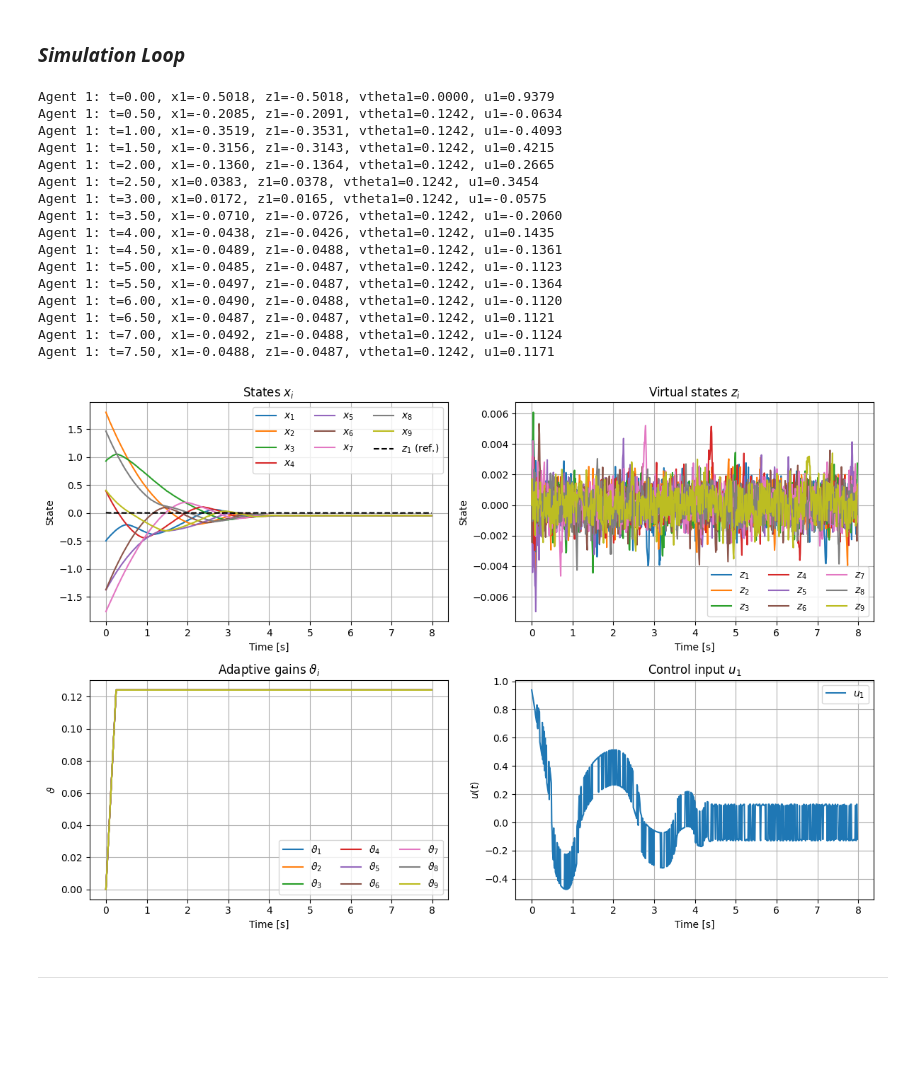
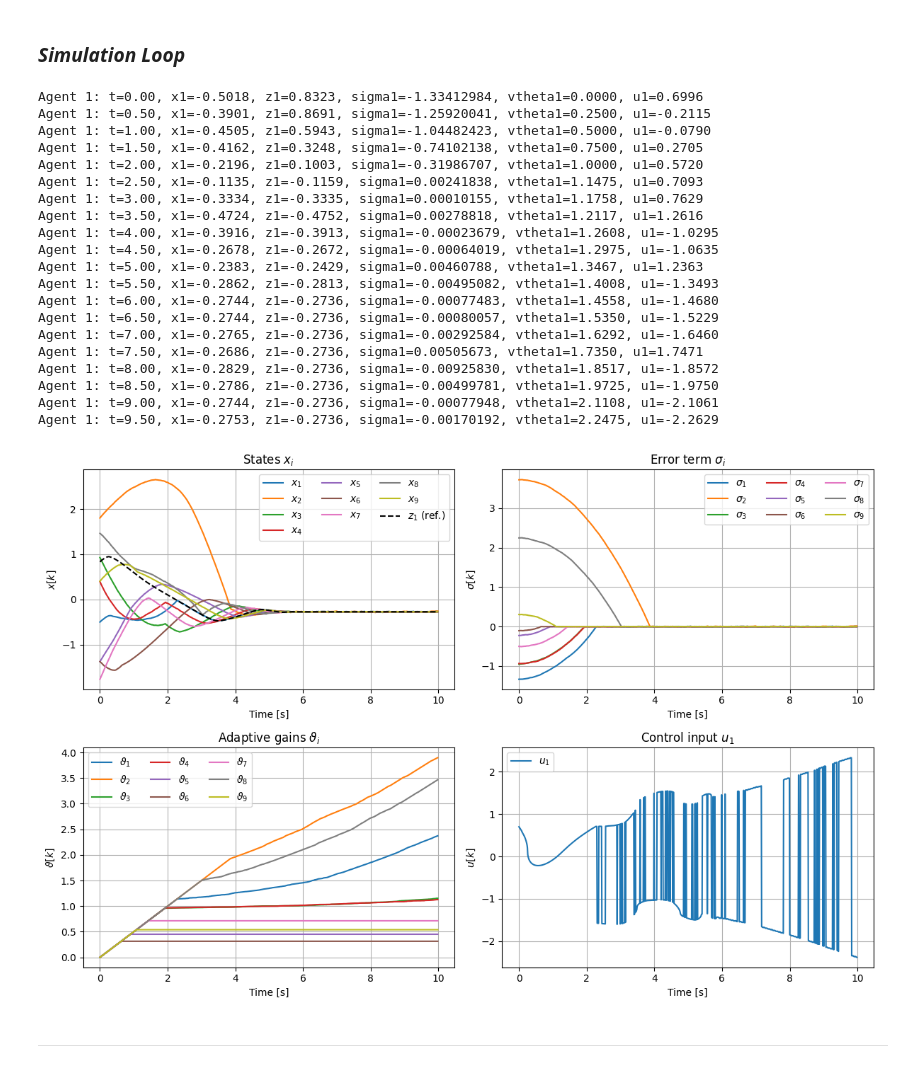
Before and after one commit to juanpiLorca/consensus-node, a Jupyter notebook: Finite-Time_Robust_Adaptive_Coordination.ipynb, the cells around one changed output. Saved outputs shown, nothing was run; the diff lists cells and outputs as text; code cells hidden in the pictures; blank space fills up the shorter version.

Commit message:
simulations summary

```diff
--- a/Finite-Time_Robust_Adaptive_Coordination.ipynb
+++ b/Finite-Time_Robust_Adaptive_Coordination.ipynb
@@ -33,12 +65,13 @@ Dd: [[0.]]
 ##### *Simulation parameters*
 # %%
 # Simulation type: int32 transmission between agents or float
+use_same_init_conditions = False
 int32_tx = False
 scale_factor = 1000 if int32_tx else 1.0
 
 # Simulation parameters:
 dt       = 0.01                         # sampling time
-sim_time = 8.0                          # total simulation time
+sim_time = 10.0                         # total simulation time
 time     = np.arange(0, sim_time, dt)   # time vector
 n_points = len(time)                    # number of time points
 n_agents = 9                            # number of agents
@@ -46,6 +79,7 @@ n_agents = 9                            # number of agents
 # Adaptive gain parameters:
 eta               = 0.5                     # adaptation gain
 add_disturbance   = True                    # add disturbance to system
+error_timer       = False                    # enable timer to stop gain evolution
 small_error_timer = np.zeros(n_agents)      # timer to stop gain evolution
 freeze_threshold  = 0.01                    # error-threshold to freeze gain evolution ("δ" or "ε" in paper)
 freeze_time       = 1.0                     # time to freeze gain evolution after threshold is reached
@@ -59,6 +93,7 @@ params = {
     "dt": dt,
     "n_points": n_points,
     "delta": freeze_threshold,
+    "error_timer": error_timer,
     "small_error_timer": small_error_timer,
     "freeze_steps": freeze_steps,
     "add_disturbance": add_disturbance,
@@ -78,12 +113,12 @@ def plot_simulation_grid(t, x, z, vartheta, mv, n_agents, save_path=None):
     - x, z, vartheta, mv: 2D arrays of shape (n_agents, n_points)
     - n_agents: number of agents
     - save_path: path to save figure (optional)
-    - NUM_SIM: simulation number for filename if saving
     """
     # Trim last time step (if necessary)
     t = t[:-1]
     x = x[:,:-1]
     z = z[:,:-1]
+    sigma = x - z
     vartheta = vartheta[:,:-1]
     mv = mv[:,:-1]
 
@@ -95,16 +130,16 @@ def plot_simulation_grid(t, x, z, vartheta, mv, n_agents, save_path=None):
     axs[0,0].plot(t, z[0,:], 'k--', label='$z_{1}$ (ref.)')  # Reference trajectory
     axs[0,0].set_title('States $x_i$')
     axs[0,0].set_xlabel('Time [s]')
-    axs[0,0].set_ylabel('State')
+    axs[0,0].set_ylabel('$x[k]$')
     axs[0,0].legend(ncol=3)
     axs[0,0].grid(True)
 
-    # --- Top-right: z_i ---
+    # --- Top-right: sigma_i ---
     for i in range(n_agents):
-        axs[0,1].plot(t, z[i,:], label=f'$z_{i+1}$')
-    axs[0,1].set_title('Virtual states $z_i$')
+        axs[0,1].plot(t, sigma[i,:], label=f'$\\sigma_{i+1}$')
+    axs[0,1].set_title('Error term $\\sigma_i$')
     axs[0,1].set_xlabel('Time [s]')
-    axs[0,1].set_ylabel('State')
+    axs[0,1].set_ylabel('$\\sigma[k]$')
     axs[0,1].legend(ncol=3)
     axs[0,1].grid(True)
 
@@ -113,7 +148,7 @@ def plot_simulation_grid(t, x, z, vartheta, mv, n_agents, save_path=None):
         axs[1,0].plot(t, vartheta[i,:], label=f'$\\vartheta_{i+1}$')
     axs[1,0].set_title('Adaptive gains $\\vartheta_i$')
     axs[1,0].set_xlabel('Time [s]')
-    axs[1,0].set_ylabel('$\\vartheta$')
+    axs[1,0].set_ylabel('$\\vartheta[k]$')
     axs[1,0].legend(ncol=3)
     axs[1,0].grid(True)
 
@@ -121,7 +156,7 @@ def plot_simulation_grid(t, x, z, vartheta, mv, n_agents, save_path=None):
     axs[1,1].plot(t, mv[0,:], label='$u_1$')
     axs[1,1].set_title('Control input $u_1$')
     axs[1,1].set_xlabel('Time [s]')
-    axs[1,1].set_ylabel('$u(t)$')
+    axs[1,1].set_ylabel('$u[k]$')
     axs[1,1].legend()
     axs[1,1].grid(True)
 
@@ -254,6 +313,7 @@ def dynamics(t, y, nodes, n_agents, nu, eta, mv, params):
     z = y[n_agents:2*n_agents]
     vtheta = y[2*n_agents:3*n_agents]
 
+    u = 0.0
     dydt = np.zeros_like(y)
 
     for i in range(n_agents):
@@ -266,12 +326,16 @@ def dynamics(t, y, nodes, n_agents, nu, eta, mv, params):
 
         # Adaptation law
         if np.abs(sigma) > params["delta"]:
-            params["small_error_timer"][i] = 0
+            if params["error_timer"]:
+                params["small_error_timer"][i] = 0
             vtheta_dot = eta * 1.0
         else:
-            params["small_error_timer"][i] += 1
-            if params["small_error_timer"][i] < params["freeze_steps"]:
-                vtheta_dot = eta * 1.0
+            if params["error_timer"]:
+                params["small_error_timer"][i] += 1
+                if params["small_error_timer"][i] < params["freeze_steps"]:
+                    vtheta_dot = eta * 1.0
+                else:
+                    vtheta_dot = 0.0
             else:
                 vtheta_dot = 0.0
 
@@ -311,32 +375,36 @@ for k in range(n_points):
 
     # Logging for agent 1
     if k % 50 == 0:
-        print(f"Agent 1: t={t:.2f}, x1={x[0,k]:.4f}, z1={z[0,k]:.4f}, vtheta1={vtheta[0,k]:.4f}, u1={mv[0,k]:.4f}")
+        print(f"Agent 1: t={t:.2f}, x1={x[0,k]:.4f}, z1={z[0,k]:.4f}, sigma1={x[0,k] - z[0,k]:.8f}, vtheta1={vtheta[0,k]:.4f}, u1={mv[0,k]:.4f}")
 
     t += dt
 # %% [output]
-Agent 1: t=0.00, x1=-0.5018, z1=-0.5018, vtheta1=0.0000, u1=0.9379
-Agent 1: t=0.50, x1=-0.2085, z1=-0.2091, vtheta1=0.1242, u1=-0.0634
-Agent 1: t=1.00, x1=-0.3519, z1=-0.3531, vtheta1=0.1242, u1=-0.4093
-Agent 1: t=1.50, x1=-0.3156, z1=-0.3143, vtheta1=0.1242, u1=0.4215
-Agent 1: t=2.00, x1=-0.1360, z1=-0.1364, vtheta1=0.1242, u1=0.2665
-Agent 1: t=2.50, x1=0.0383, z1=0.0378, vtheta1=0.1242, u1=0.3454
-Agent 1: t=3.00, x1=0.0172, z1=0.0165, vtheta1=0.1242, u1=-0.0575
-Agent 1: t=3.50, x1=-0.0710, z1=-0.0726, vtheta1=0.1242, u1=-0.2060
-Agent 1: t=4.00, x1=-0.0438, z1=-0.0426, vtheta1=0.1242, u1=0.1435
-Agent 1: t=4.50, x1=-0.0489, z1=-0.0488, vtheta1=0.1242, u1=-0.1361
-Agent 1: t=5.00, x1=-0.0485, z1=-0.0487, vtheta1=0.1242, u1=-0.1123
-Agent 1: t=5.50, x1=-0.0497, z1=-0.0487, vtheta1=0.1242, u1=-0.1364
-Agent 1: t=6.00, x1=-0.0490, z1=-0.0488, vtheta1=0.1242, u1=-0.1120
-Agent 1: t=6.50, x1=-0.0487, z1=-0.0487, vtheta1=0.1242, u1=0.1121
-Agent 1: t=7.00, x1=-0.0492, z1=-0.0488, vtheta1=0.1242, u1=-0.1124
-Agent 1: t=7.50, x1=-0.0488, z1=-0.0487, vtheta1=0.1242, u1=0.1171
+Agent 1: t=0.00, x1=-0.5018, z1=0.8323, sigma1=-1.33412984, vtheta1=0.0000, u1=0.6996
+Agent 1: t=0.50, x1=-0.3901, z1=0.8691, sigma1=-1.25920041, vtheta1=0.2500, u1=-0.2115
+Agent 1: t=1.00, x1=-0.4505, z1=0.5943, sigma1=-1.04482423, vtheta1=0.5000, u1=-0.0790
+Agent 1: t=1.50, x1=-0.4162, z1=0.3248, sigma1=-0.74102138, vtheta1=0.7500, u1=0.2705
+Agent 1: t=2.00, x1=-0.2196, z1=0.1003, sigma1=-0.31986707, vtheta1=1.0000, u1=0.5720
+Agent 1: t=2.50, x1=-0.1135, z1=-0.1159, sigma1=0.00241838, vtheta1=1.1475, u1=0.7093
+Agent 1: t=3.00, x1=-0.3334, z1=-0.3335, sigma1=0.00010155, vtheta1=1.1758, u1=0.7629
+Agent 1: t=3.50, x1=-0.4724, z1=-0.4752, sigma1=0.00278818, vtheta1=1.2117, u1=1.2616
+Agent 1: t=4.00, x1=-0.3916, z1=-0.3913, sigma1=-0.00023679, vtheta1=1.2608, u1=-1.0295
+Agent 1: t=4.50, x1=-0.2678, z1=-0.2672, sigma1=-0.00064019, vtheta1=1.2975, u1=-1.0635
+Agent 1: t=5.00, x1=-0.2383, z1=-0.2429, sigma1=0.00460788, vtheta1=1.3467, u1=1.2363
+Agent 1: t=5.50, x1=-0.2862, z1=-0.2813, sigma1=-0.00495082, vtheta1=1.4008, u1=-1.3493
+Agent 1: t=6.00, x1=-0.2744, z1=-0.2736, sigma1=-0.00077483, vtheta1=1.4558, u1=-1.4680
+Agent 1: t=6.50, x1=-0.2744, z1=-0.2736, sigma1=-0.00080057, vtheta1=1.5350, u1=-1.5229
+Agent 1: t=7.00, x1=-0.2765, z1=-0.2736, sigma1=-0.00292584, vtheta1=1.6292, u1=-1.6460
+Agent 1: t=7.50, x1=-0.2686, z1=-0.2736, sigma1=0.00505673, vtheta1=1.7350, u1=1.7471
+Agent 1: t=8.00, x1=-0.2829, z1=-0.2736, sigma1=-0.00925830, vtheta1=1.8517, u1=-1.8572
+Agent 1: t=8.50, x1=-0.2786, z1=-0.2736, sigma1=-0.00499781, vtheta1=1.9725, u1=-1.9750
+Agent 1: t=9.00, x1=-0.2744, z1=-0.2736, sigma1=-0.00077948, vtheta1=2.1108, u1=-2.1061
+Agent 1: t=9.50, x1=-0.2753, z1=-0.2736, sigma1=-0.00170192, vtheta1=2.2475, u1=-2.2629
 # %%
 t_vec = np.linspace(0, dt*(n_points-1), n_points)
 save_file = f'img/python-sim/simulation_{NUM_SIM}.pdf' if SAVE_FIGS else None
-plot_simulation_grid(t_vec, x, x-z, vtheta, mv, n_agents, save_path=save_file)
+plot_simulation_grid(t_vec, x, z, vtheta, mv, n_agents, save_path=save_file)
 # %% [output]
-[figure, old version]
+[figure, new version]
 # %% [markdown]
 ---
 # %% [markdown]
```
Also changed, not shown: parts of 7 cells of this notebook.
